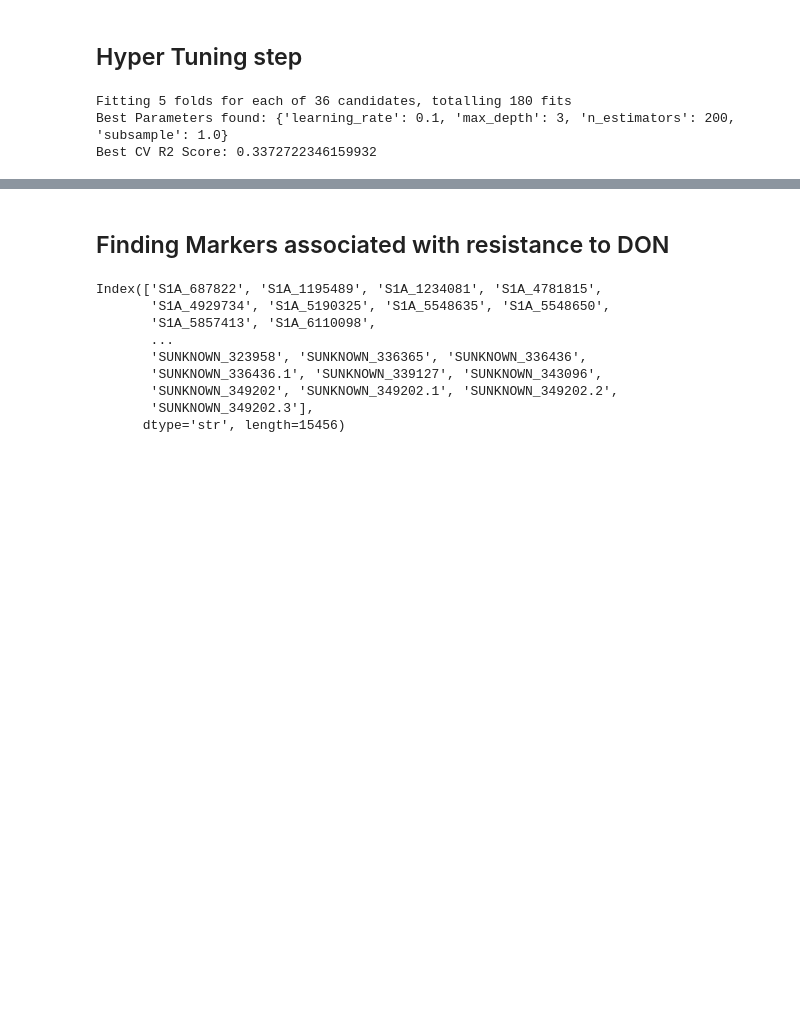
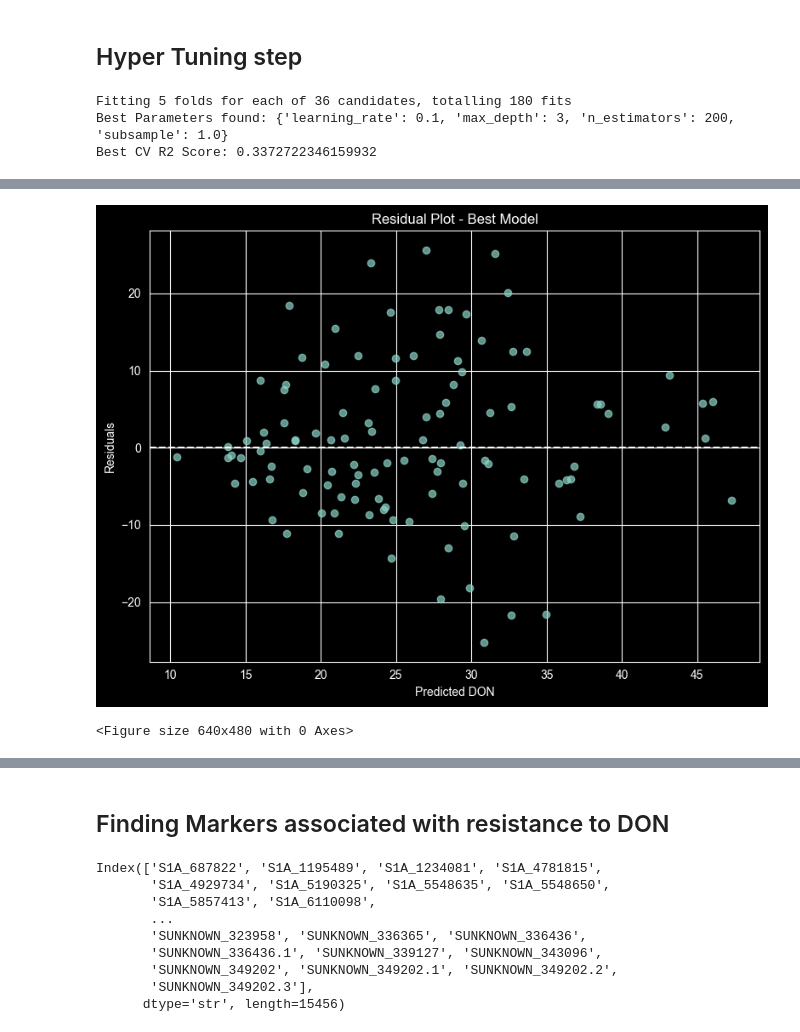
Before and after one commit to HochenM/GeneCompass, a Jupyter notebook: notebooks/02_Model_Training & Evaluation.ipynb, the cells around one changed output, grey strips where cells are left out. Saved outputs shown, nothing was run; the diff lists cells and outputs as text; code cells hidden in the pictures; blank space fills up the shorter version.

```diff
--- a/notebooks/02_Model_Training & Evaluation.ipynb
+++ b/notebooks/02_Model_Training & Evaluation.ipynb
@@ -272,0 +403,28 @@ RMSE score: 99.14915145265232
+# %%
+# Residual Plot
+residuals = y_test - y_pred_tuned
+
+plt.figure(figsize=(8, 6))
+
+plt.scatter(y_pred_tuned, residuals, alpha=0.7)
+
+plt.axhline(
+    y=0,
+    linestyle='--'
+)
+
+plt.xlabel("Predicted DON")
+plt.ylabel("Residuals")
+plt.title("Residual Plot - Best Model")
+
+plt.tight_layout()
+plt.show()
+
+plt.savefig(
+    "../results/figures/residual_plot.png",
+    dpi=300,
+    bbox_inches="tight"
+)
+# %% [output]
+[figure, added]
+<Figure size 640x480 with 0 Axes>
```
Also changed, not shown: parts of 16 cells of this notebook, 6 other files.
